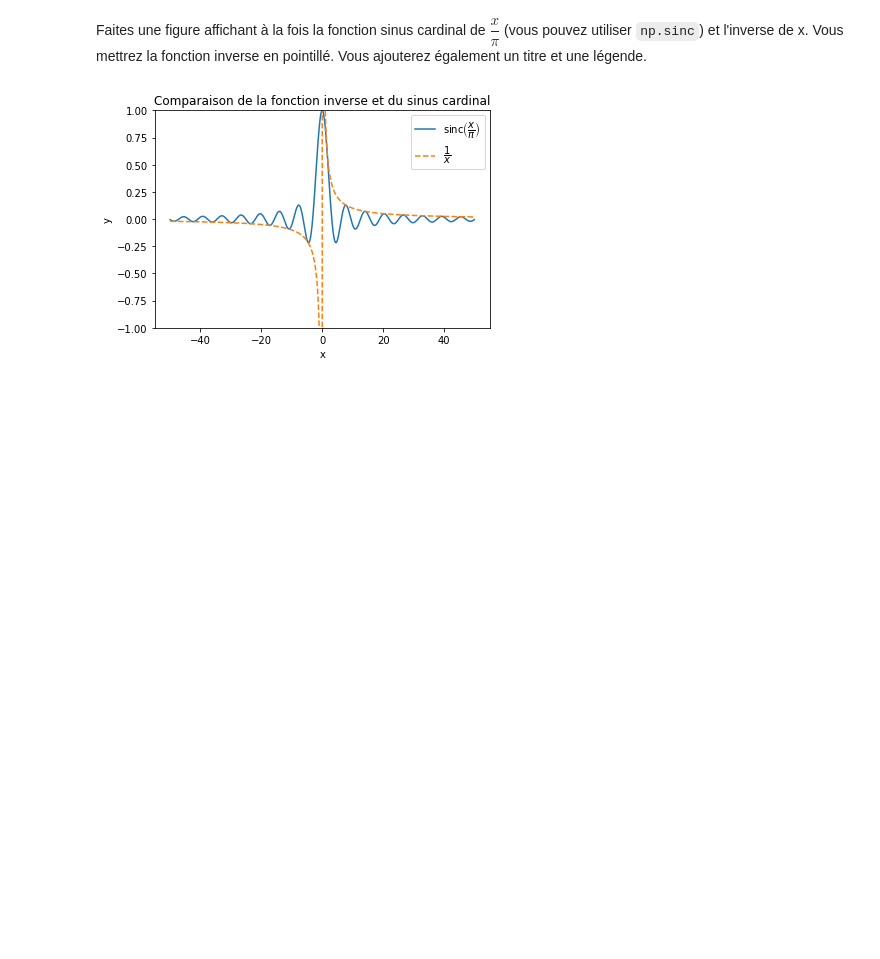
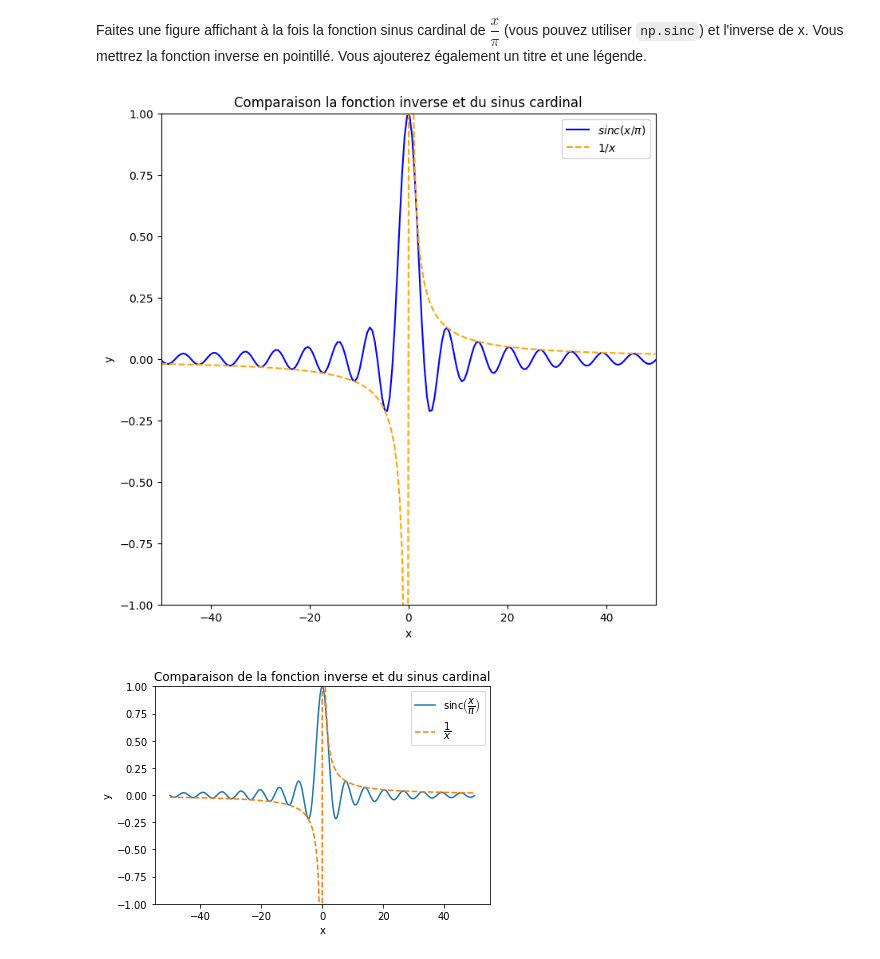
Before and after one commit to ViniciusGN/Kaggle-AI-Studies, a Jupyter notebook: Apprentissage/TP1_Vinicius_Nascimento.ipynb, the cells around one changed output. Saved outputs shown, nothing was run; the diff lists cells and outputs as text; code cells hidden in the pictures; blank space fills up the shorter version.

```diff
--- a/Apprentissage/TP1_Vinicius_Nascimento.ipynb
+++ b/Apprentissage/TP1_Vinicius_Nascimento.ipynb
@@ -150,5 +172,29 @@ plt.show()
 # %% [markdown]
 Faites une figure affichant à la fois la fonction sinus cardinal de $\dfrac{x}{\pi}$ (vous pouvez utiliser `np.sinc`) et l'inverse de x. Vous mettrez la fonction inverse en pointillé. Vous ajouterez également un titre et une légende.
+# %%
+x = np.linspace(-50, 50, 200) # 200 points sur [-50, 50]
+
+plt.figure(figsize=(8,8)) # définition d'une figure en précisant sa taille
+
+# Courbes
+plt.plot(x,np.sinc(x / np.pi),label='$sinc(x / \pi)$', color="blue")
+plt.plot(x,(1/x),'--', label='$1/x$', color="orange")
+
+# Titre et légende
+plt.title('Comparaison la fonction inverse et du sinus cardinal')
+plt.legend()
+
+# Texte des axes
+plt.xlabel('x')
+plt.ylabel('y')
+
+# Définition des limites des axes
+plt.xlim([-50,50])
+plt.ylim([-1,1])
+
+plt.show() # Affichage de la figure créée.
+# %% [output]
+[figure, added]
 # %%
 # %% [output]
 [figure]
```
Also changed, not shown: parts of 36 cells of this notebook.
